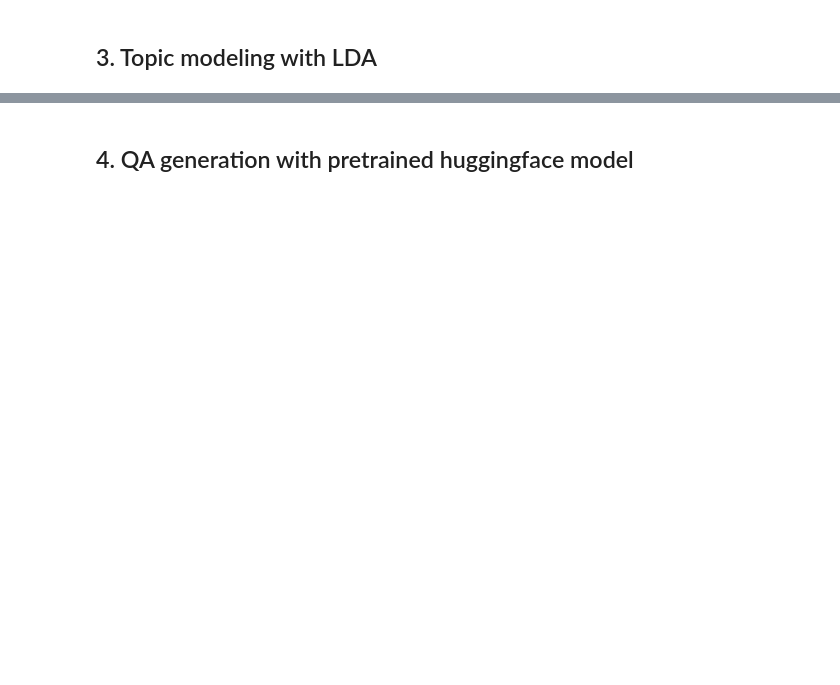
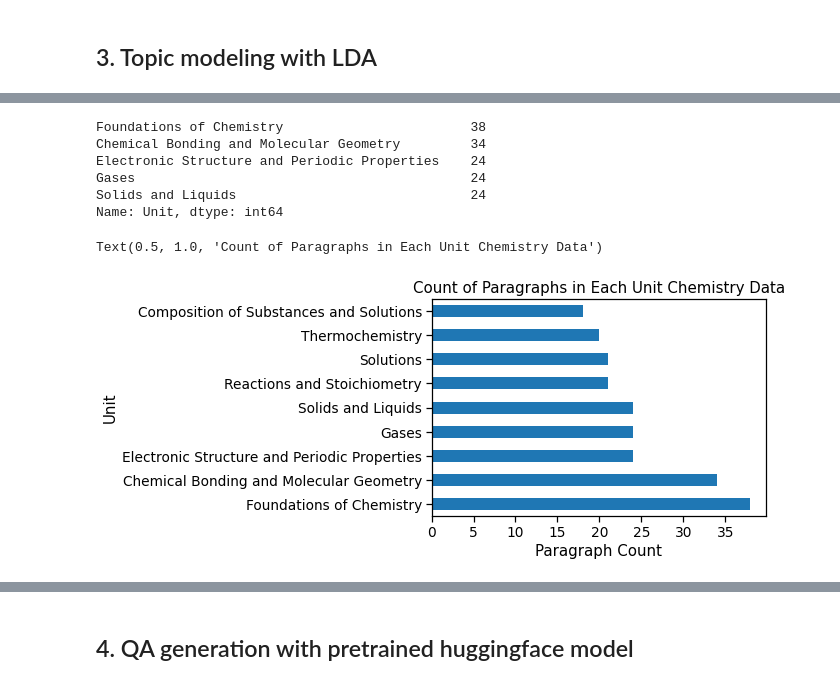
Before and after one commit to jcstamper/Focal-Capstone-Project-1, a Jupyter notebook: chemistry/chem_oli_analysis.ipynb, the cells around one changed output, grey strips where cells are left out. Saved outputs shown, nothing was run; the diff lists cells and outputs as text; code cells hidden in the pictures; blank space fills up the shorter version.

```diff
--- a/chemistry/chem_oli_analysis.ipynb
+++ b/chemistry/chem_oli_analysis.ipynb
@@ -133,0 +161,16 @@ plot_10_most_common_words(count_data, count_vectorizer)
+# %%
+fig, ax = plt.subplots()
+display(df_oli['Unit'].value_counts().head())
+df_oli['Unit'].value_counts().plot(ax=ax, kind='barh')
+ax.axes.set_xlabel('Paragraph Count')
+ax.axes.set_ylabel('Unit')
+ax.axes.set_title('Count of Paragraphs in Each Unit Chemistry Data')
+# %% [output]
+Foundations of Chemistry                        38
+Chemical Bonding and Molecular Geometry         34
+Electronic Structure and Periodic Properties    24
+Gases                                           24
+Solids and Liquids                              24
+Name: Unit, dtype: int64
+Text(0.5, 1.0, 'Count of Paragraphs in Each Unit Chemistry Data')
+[figure, added]
```
Also changed, not shown: parts of 13 cells of this notebook, 7 other files.
